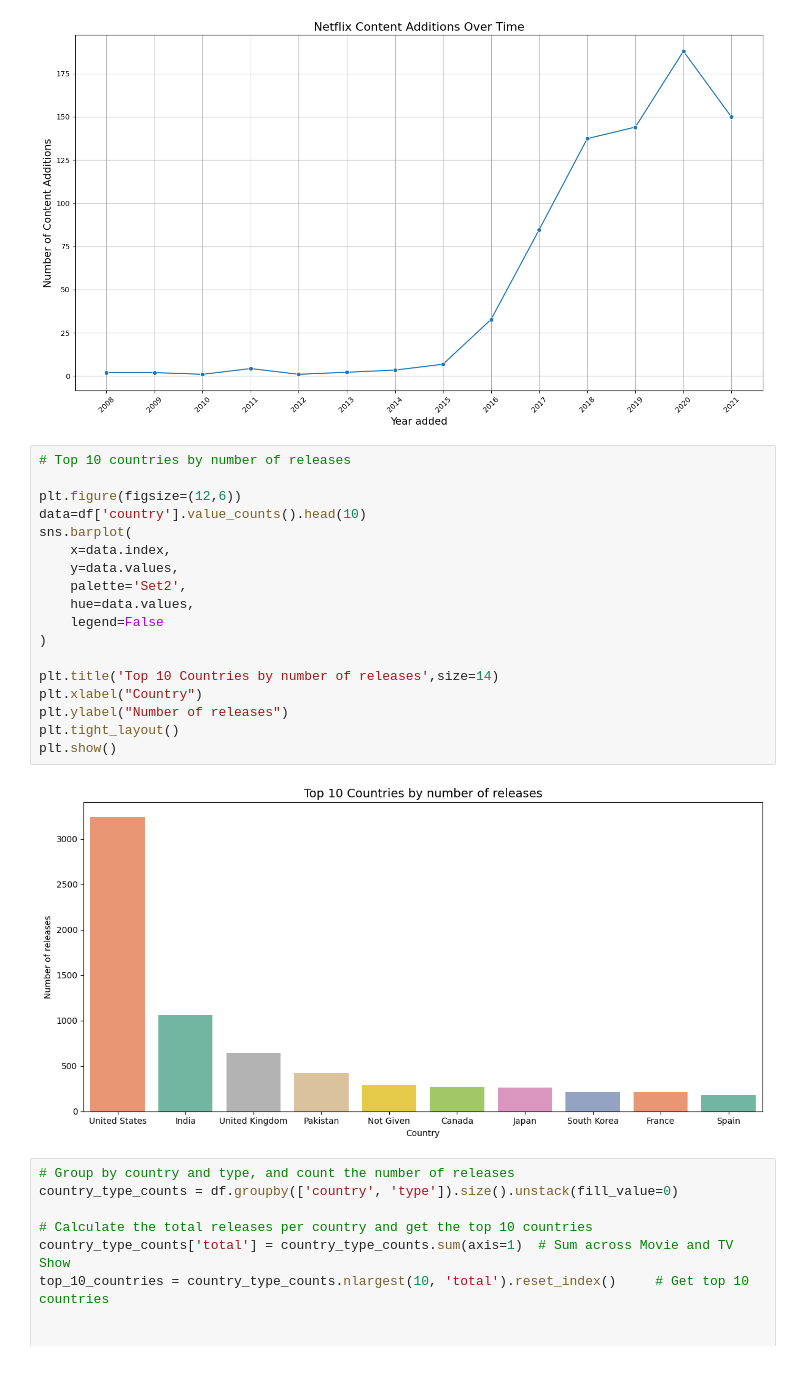
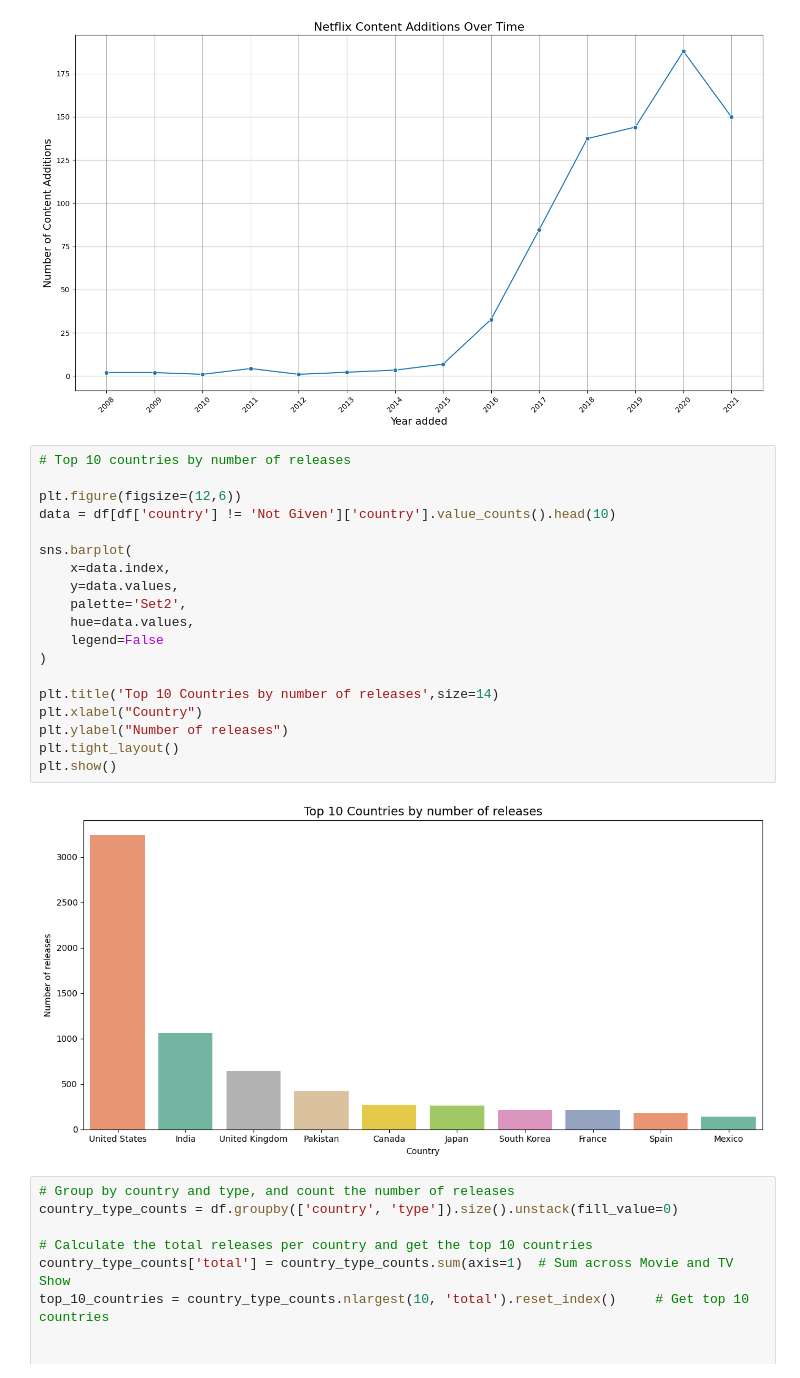
Before and after one commit to G-Bielokozowicz/Netflix-Data-Analysis, a Jupyter notebook: main.ipynb, the cells around one changed output. Drawn from its saved outputs; the diff is of its cells as text.

```diff
--- a/main.ipynb
+++ b/main.ipynb
@@ -191,23 +191,24 @@ plt.show()
 # %%
 # Top 10 countries by number of releases
 
 plt.figure(figsize=(12,6))
-data=df['country'].value_counts().head(10)
+data = df[df['country'] != 'Not Given']['country'].value_counts().head(10)
+
 sns.barplot(
     x=data.index,
     y=data.values,
     palette='Set2',
     hue=data.values,
     legend=False
 )
 
 plt.title('Top 10 Countries by number of releases',size=14)
 plt.xlabel("Country")
 plt.ylabel("Number of releases")
 plt.tight_layout()
 plt.show()
 # %% [output]
-[figure, old version]
+[figure, new version]
 # %%
 # Group by country and type, and count the number of releases
 country_type_counts = df.groupby(['country', 'type']).size().unstack(fill_value=0)
```
Also changed, not shown: parts of 3 cells of this notebook.
